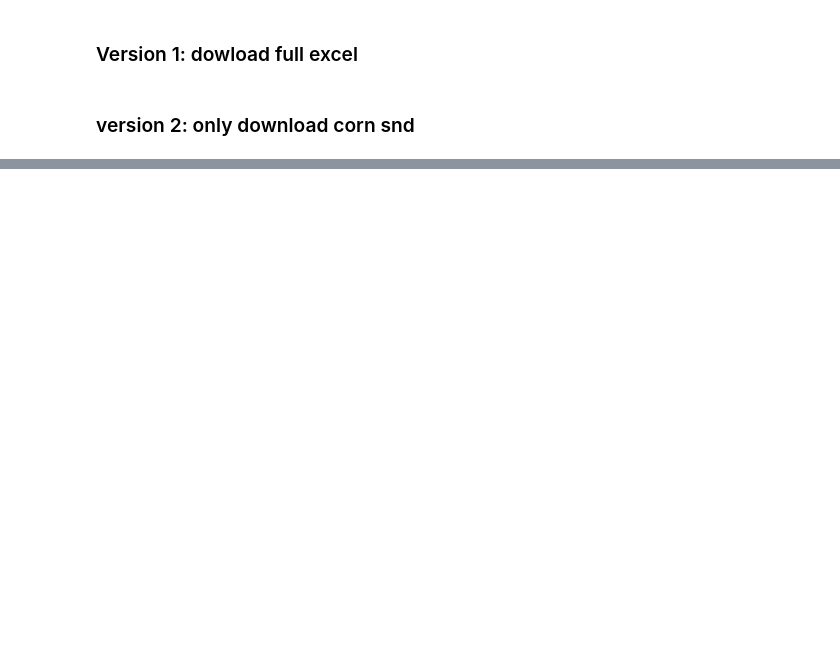
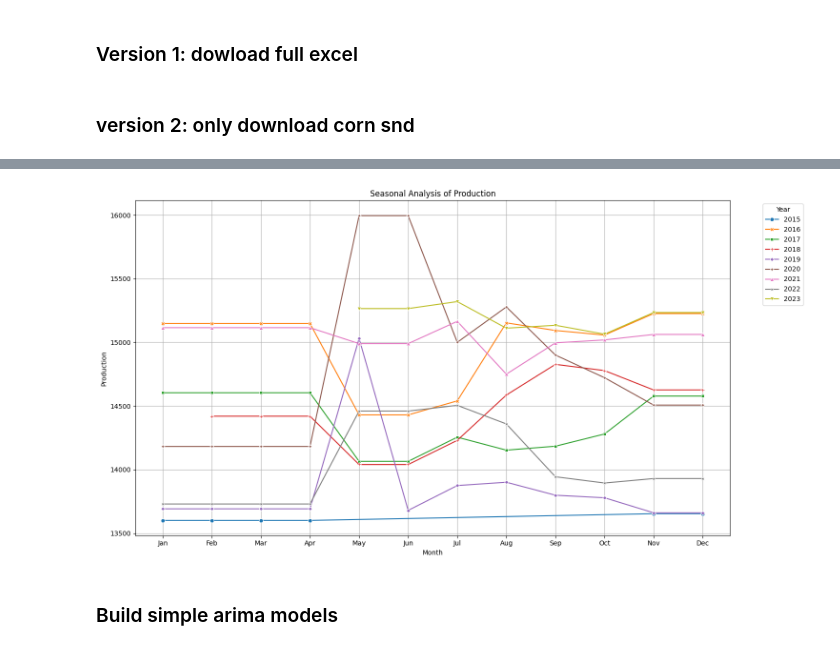
Before and after one commit to Jamie-Kennedy98/snd-forecast, a Jupyter notebook: testing.ipynb, the cells around one changed output, grey strips where cells are left out. Cells and saved outputs as stored; diff of their text form; code cells hidden in the pictures; blank space fills up the shorter version.

```diff
--- a/testing.ipynb
+++ b/testing.ipynb
@@ -112,0 +390,28 @@ for page in range(1, number_of_pages + 1):
+# %%
+import matplotlib.dates as mdates
+
+# Extracting month and year for seasonal analysis
+df_cleaned['Year'] = df_cleaned['projected_dates'].dt.year
+df_cleaned['Month'] = df_cleaned['projected_dates'].dt.month
+
+# Selecting a variable for seasonal analysis - let's choose 'Production'
+seasonal_variable = 'Production'
+
+# Let's create a pivot table for a clearer month-wise comparison across years
+pivot_seasonal = df_cleaned.pivot_table(index='Month', columns='Year', values=seasonal_variable)
+
+# Plotting the revised seasonal trends
+plt.figure(figsize=(15, 8))
+sns.lineplot(data=pivot_seasonal, markers=True, dashes=False)
+plt.title('Seasonal Analysis of Production')
+plt.xlabel('Month')
+plt.ylabel(seasonal_variable)
+plt.legend(title='Year', bbox_to_anchor=(1.05, 1), loc='upper left')
+plt.grid(True)
+plt.xticks(range(1, 13), ['Jan', 'Feb', 'Mar', 'Apr', 'May', 'Jun', 'Jul', 'Aug', 'Sep', 'Oct', 'Nov', 'Dec'])
+plt.tight_layout()
+plt.show()
+# %% [output]
+[figure, added]
+# %% [markdown]
+### Build simple arima models
```
Also changed, not shown: parts of 20 cells of this notebook, 1 other file.
